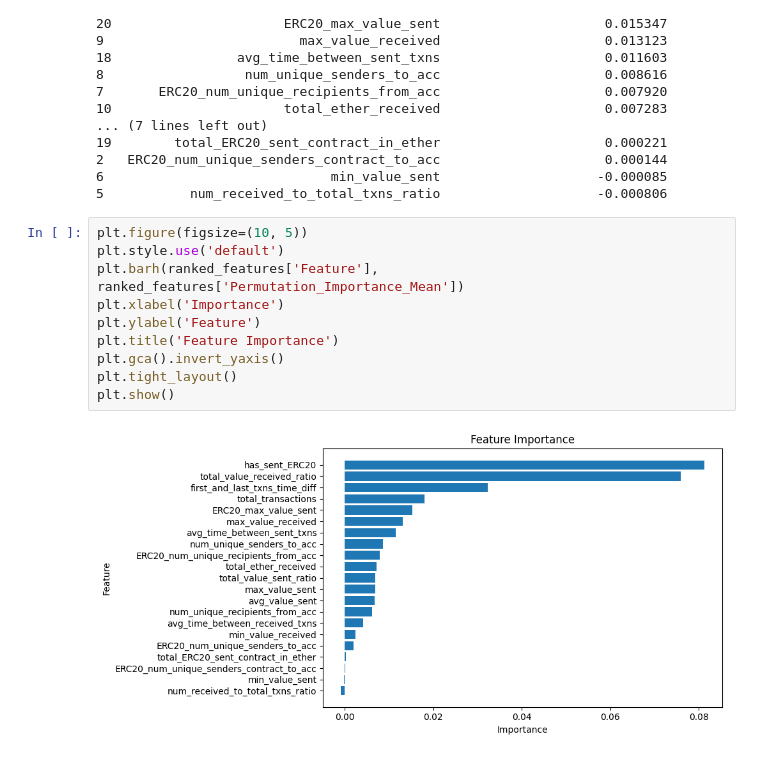
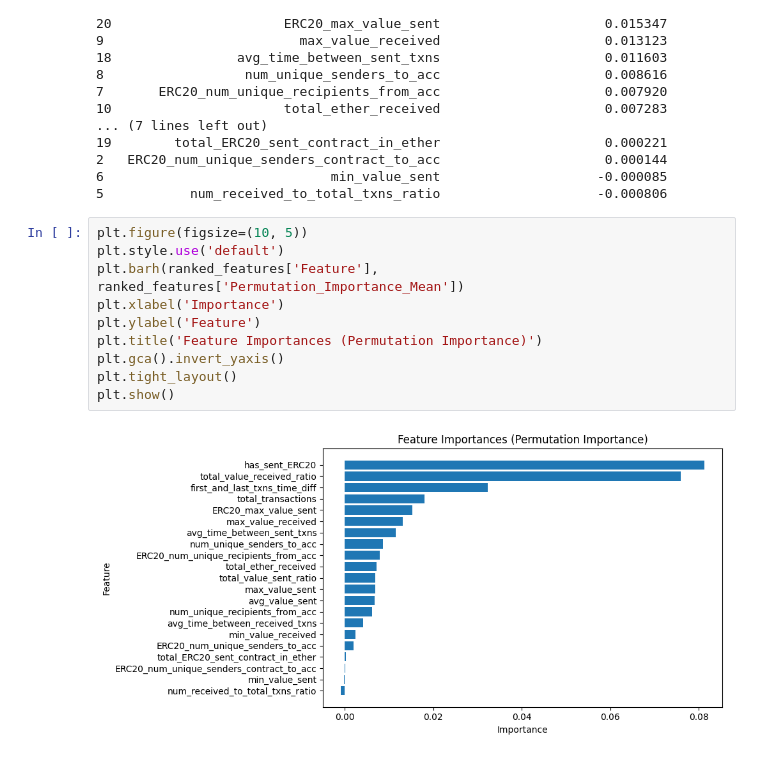
Before and after one commit to ysjprojects/BT4012-Project, a Jupyter notebook: notebooks/LinearSVM.ipynb, the cells around one changed output. Drawn from its saved outputs; the diff is of its cells as text.

```diff
--- a/notebooks/LinearSVM.ipynb
+++ b/notebooks/LinearSVM.ipynb
@@ -174,12 +174,12 @@ Ranked Features based on Permutation Importance Mean:
 # %%
 plt.figure(figsize=(10, 5))
 plt.style.use('default')
 plt.barh(ranked_features['Feature'], ranked_features['Permutation_Importance_Mean'])
 plt.xlabel('Importance')
 plt.ylabel('Feature')
-plt.title('Feature Importance')
+plt.title('Feature Importances (Permutation Importance)')
 plt.gca().invert_yaxis()
 plt.tight_layout()
 plt.show()
 # %% [output]
-[figure, old version]
+[figure, new version]
```
Also changed, not shown: parts of 2 cells of this notebook, 2 other files.
